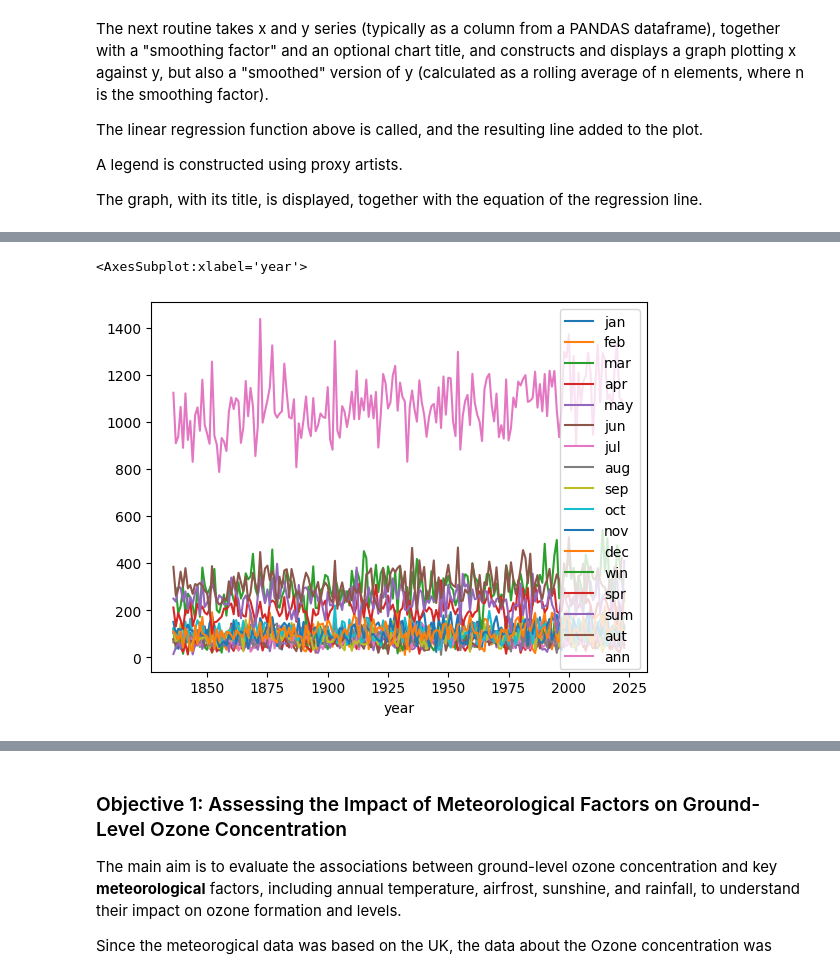
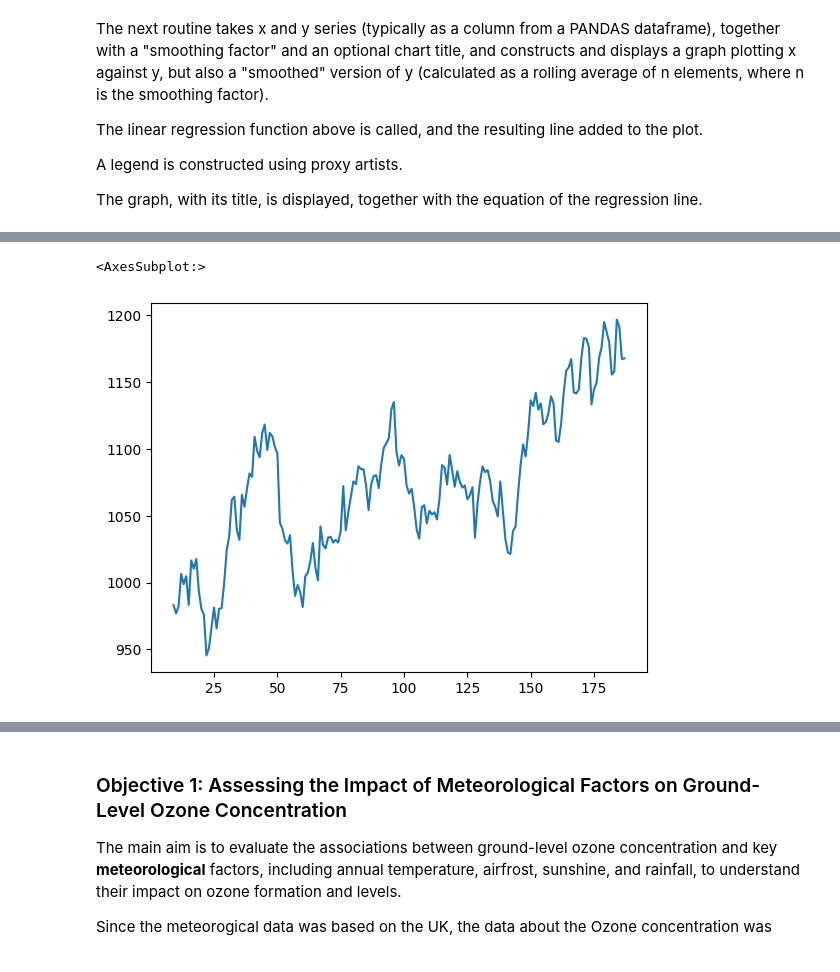
Before and after one commit to omariosc/comp5712-p4ds-group-project, a Jupyter notebook: A3_Data_Analysis_Project.ipynb, the cells around one changed output, grey strips where cells are left out. Drawn from its saved outputs; the diff is of its cells as text; code cells hidden in the pictures.

Commit message:
Added more code for combining govuk data sources Updated nc files to txt to avoid permission errors

```diff
--- a/A3_Data_Analysis_Project.ipynb
+++ b/A3_Data_Analysis_Project.ipynb
@@ -231,9 +125,2 @@ Note: you may need to restart the kernel to use updated packages.
 # %% [markdown]
 ### Here are some general-purpose functions
-# %%
-def convert_to_dataframe(url):
-    # Read the txt file
-    data = pd.read_csv(url, delim_whitespace=True, skiprows=5, na_values='---')
-    # Set the first column as the index
-    data.set_index(data.columns[0], inplace=True)
-    return data
@@ -297,3 +196,6 @@ def plot_raw_smoothed(x_vals,raw,smoothing,title = None):
+# %%
+def convert_to_dataframe(url):
+    return pd.read_csv(url, delim_whitespace=True, skiprows=5, na_values='---')
 # %%
 # URL of the rainfall txt file
 rainfall_url = 'https://www.metoffice.gov.uk/pub/data/weather/uk/climate/datasets/Rainfall/date/UK.txt'
@@ -333,0 +240,4 @@ memory usage: 26.4 KB
+# %%
+# We can see that this missing data is not a problem as there are only 3 missing values. Let us simply use the following values to fill in the missing data:
+if rainfall_df.isnull().sum().sum() > 0:
+    rainfall_df.fillna(method='ffill', inplace=True)
@@ -334,5 +252,5 @@ memory usage: 26.4 KB
 # %%
-rainfall_df.plot()
+rainfall_df['ann'].rolling(10).mean().plot()
 # %% [output]
-<AxesSubplot:xlabel='year'>
+<AxesSubplot:>
-[figure, old version]
+[figure, new version]
```
Also changed, not shown: parts of 65 cells of this notebook, 3 other files.
